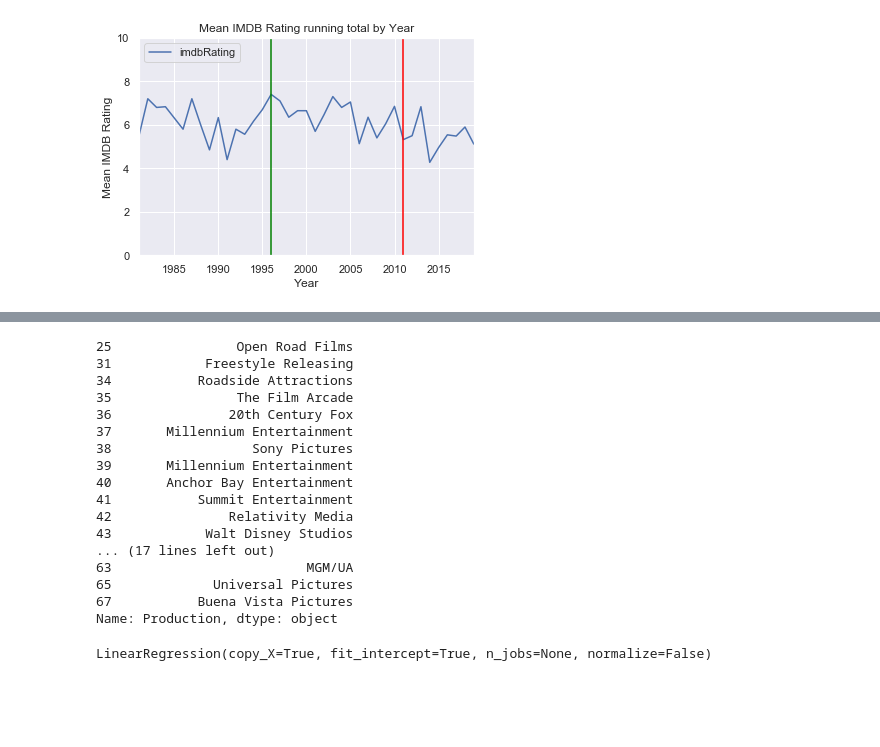
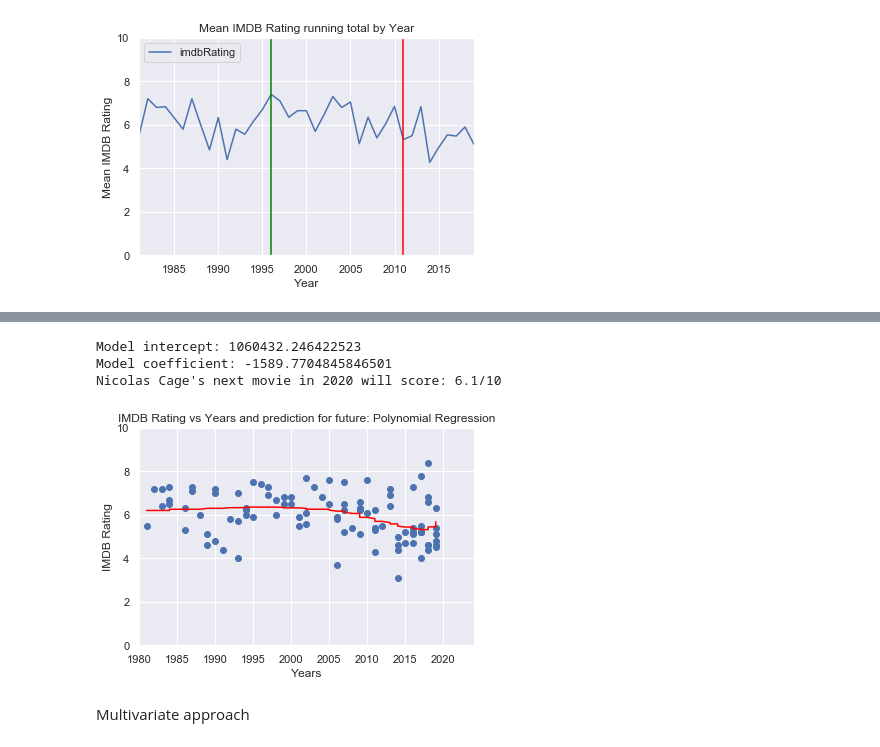
Before and after one commit to RyanJennings1/COMP41680, a Jupyter notebook: COMP41680 Project 1 - 19205824.ipynb, the cells around one changed output, grey strips where cells are left out. Cells and saved outputs as stored; diff of their text form; code cells hidden in the pictures; blank space fills up the shorter version.

```diff
--- a/COMP41680 Project 1 - 19205824.ipynb
+++ b/COMP41680 Project 1 - 19205824.ipynb
@@ -499,0 +487,32 @@ Index(['Title', 'Year', 'Rated', 'Released', 'Runtime', 'Director',
+# %%
+# Use scikit's PolynomialFeatures of degree 3
+poly = PolynomialFeatures(degree=3, include_bias=False)
+
+# Adjust our year data to the polynomial form
+poly_years = poly.fit_transform(ratings['Year'][:, np.newaxis][::-1])
+
+rates = list(ratings['imdbRating'])
+# Generate our model and make prediction
+poly_model = LinearRegression().fit(poly_years, rates)
+poly_fit = poly_model.predict(poly_years)
+
+# Plot the year vs ratings data and draw the polynomial regression on top (red)
+plt.scatter(list(ratings['Year']), rates)
+plt.plot(list(ratings['Year']), poly_fit, color='red')
+ax = plt.gca()
+ax.set_xlim([1980, 2024])
+ax.set_ylim([0, 10])
+ax.set_xlabel('Years')
+ax.set_ylabel('IMDB Rating')
+ax.set_title('IMDB Rating vs Years and prediction for future: Polynomial Regression')
+
+print(f"Model intercept: {poly_model.intercept_}\nModel coefficient: {poly_model.coef_[0]}")
+
+print("Nicolas Cage's next movie in 2020 will score: %.1f/10" % poly_model.predict(poly.fit_transform([[2020]]))[0])
+# %% [output]
+Model intercept: 1060432.246422523
+Model coefficient: -1589.7704845846501
+Nicolas Cage's next movie in 2020 will score: 6.1/10
+[figure, added]
+# %% [markdown]
+Multivariate approach
@@ -500,23 +525,5 @@ Index(['Title', 'Year', 'Rated', 'Released', 'Runtime', 'Director',
 # %%
-credits['Production']
+credits['Production'] = credits.replace({'Production': production_map})
-# %% [output]
-25                Open Road Films
-31            Freestyle Releasing
-34           Roadside Attractions
-35                The Film Arcade
-36               20th Century Fox
-37       Millennium Entertainment
-38                  Sony Pictures
-39       Millennium Entertainment
-40       Anchor Bay Entertainment
-41           Summit Entertainment
-42               Relativity Media
-43            Walt Disney Studios
-... (17 lines left out)
-63                         MGM/UA
-65             Universal Pictures
-67           Buena Vista Pictures
-Name: Production, dtype: object
 # %%
 credits.dropna(inplace=True)
 X = credits[['Year', 'Rated', 'Runtime', 'Production']]
@@ -525,5 +536,0 @@ X_train, X_test, Y_train, Y_test = train_test_split(X, Y, test_size=0.2, random_
-# %%
-mdl = LinearRegression()
-mdl.fit(X_train, Y_train)
-# %% [output]
-LinearRegression(copy_X=True, fit_intercept=True, n_jobs=None, normalize=False)
```
Also changed, not shown: parts of 23 cells of this notebook.
